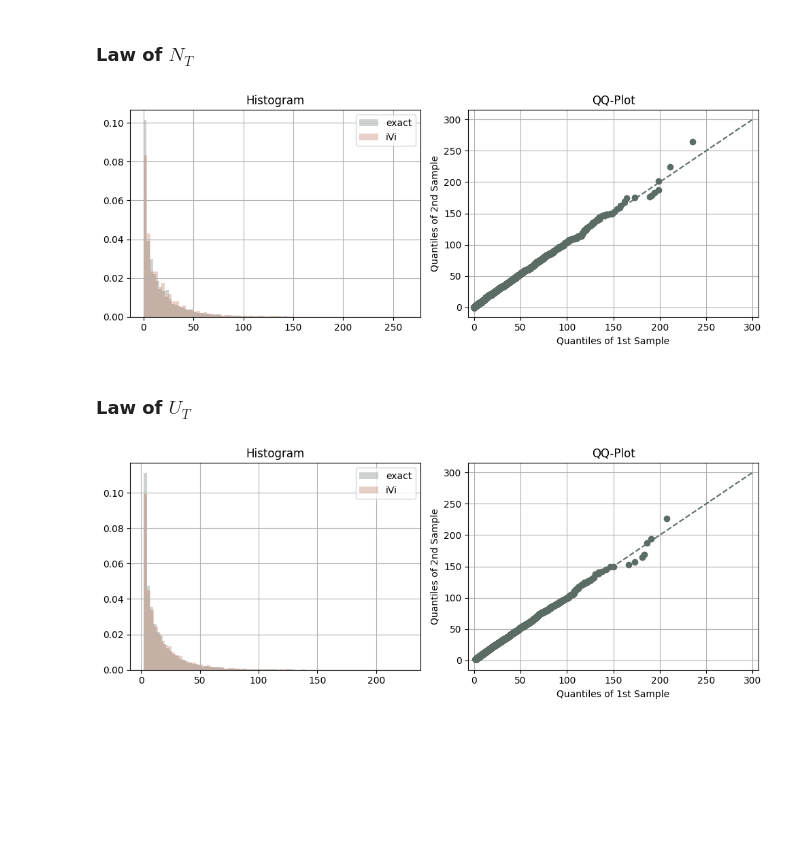
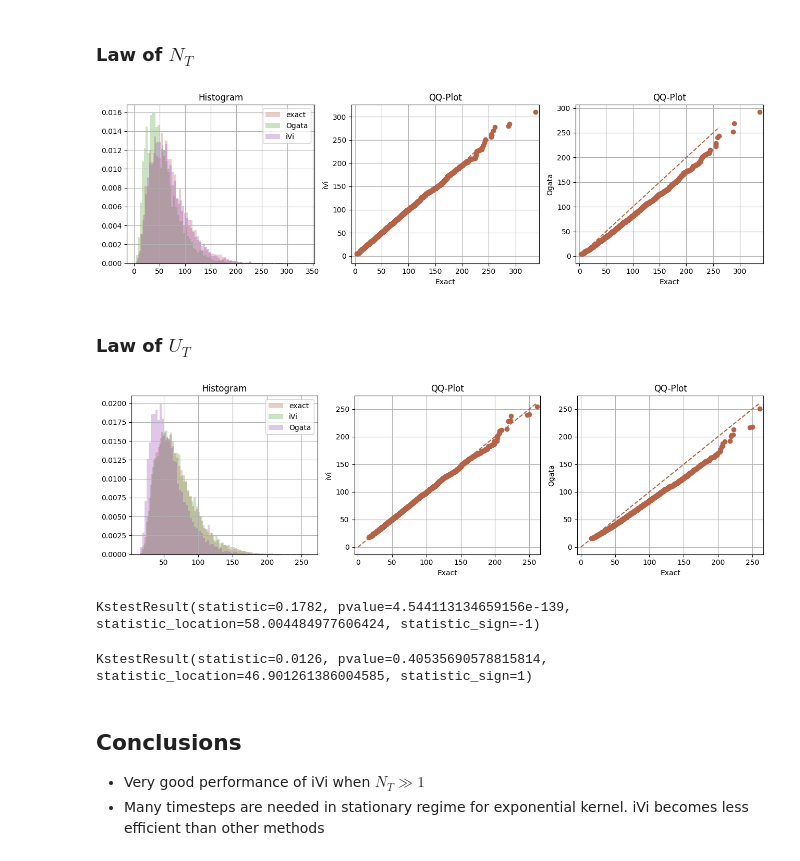
Before and after one commit to MrG1raffe/volterra_hawkes, a Jupyter notebook: notebooks/iVi_Hawkes_simulation.ipynb, the cells around one changed output. Saved outputs shown, nothing was run; the diff lists cells and outputs as text; code cells hidden in the pictures; blank space fills up the shorter version.

Commit message:
Implement Ogata, Add gamma kernel

```diff
--- a/notebooks/iVi_Hawkes_simulation.ipynb
+++ b/notebooks/iVi_Hawkes_simulation.ipynb
@@ -363,8 +427,10 @@ T = 3
 %%time
 n_paths = 10000
 rng = np.random.default_rng(seed=42)
-N_T_sample = np.array([len(simulate_hawkes(T=T, g0=g0_const, g0_upper_bound=mu,
-                                           integrated_kernel=kernel.integrated_kernel,
-                                           inv_integrated_kernel=K_bar_inv, rng=rng))
-                       for _ in range(n_paths)])
+
+hawkes_arrivals_sample = [simulate_hawkes(T=T, g0=g0_const, g0_upper_bound=mu, kernel=kernel, rng=rng)
+                          for _ in range(n_paths)]
+
+N_T_sample = np.array([len(hawkes_arrivals) for hawkes_arrivals in hawkes_arrivals_sample])
+U_T_sample = np.array([ivi_hawkes.U_from_jumps(np.array(T), hawkes_arrivals)[0] for hawkes_arrivals in hawkes_arrivals_sample])
 # %% [output]
@@ -373,8 +438,0 @@ Wall time: 5.32 s
-# %%
-%%time
-n_paths = 10000
-rng = np.random.default_rng(seed=42)
-U_T_sample = np.array([ivi_hawkes.U_from_jumps(np.array(T), simulate_hawkes(T=T, g0=g0_const, g0_upper_bound=mu,
-                                              integrated_kernel=kernel.integrated_kernel,
-                                              inv_integrated_kernel=K_bar_inv, rng=rng))[0]
-                       for _ in range(n_paths)])
@@ -383,0 +441,9 @@ Wall time: 5.74 s
+# %%
+%%time
+rng = np.random.default_rng(seed=42)
+
+hawkes_arrivals_sample_ogata = [simulate_hawkes_ogata(T=T, mu=mu, kernel=kernel, rng=rng, batch_size=400)
+                                for _ in range(n_paths)]
+
+N_T_sample_ogata = np.array([len(hawkes_arrivals) for hawkes_arrivals in hawkes_arrivals_sample_ogata])
+U_T_sample_ogata = np.array([ivi_hawkes.U_from_jumps(np.array(T), hawkes_arrivals)[0] for hawkes_arrivals in hawkes_arrivals_sample_ogata])
@@ -385,9 +456,9 @@ Wall time: 5.74 s
 %%time
 
 rng = np.random.default_rng(seed=42)
-n_steps = 100
+n_steps = 1000
 t_grid = np.linspace(0, T, n_steps + 1)
 
-ivi_hawkes = IVIHawkesProcess(kernel=K, g0_bar=g0_bar_const, rng=rng, g0=g0_const)
+ivi_hawkes = IVIHawkesProcess(kernel=kernel, g0_bar=g0_bar_const, rng=rng, g0=g0_const)
 N, U, lam = ivi_hawkes.simulate_on_grid(t_grid=t_grid, n_paths=n_paths)
 # %% [output]
@@ -398,42 +469,60 @@ Wall time: 144 ms
 # %%
 import statsmodels.api as sm
 from statsmodels.graphics.gofplots import qqplot_2samples
 
-fig, ax = plt.subplots(1, 2, figsize=(10, 4))
+fig, ax = plt.subplots(1, 3, figsize=(13, 4))
 
 ax[0].hist(N_T_sample, density=True, bins=75, alpha=0.3, label="exact")
+ax[0].hist(N_T_sample_ogata, density=True, bins=75, alpha=0.3, label="Ogata")
 ax[0].hist(N[-1], density=True, bins=75, alpha=0.3, label="iVi")
 ax[0].set_title("Histogram")
 ax[0].legend()
 
-pp_x = sm.ProbPlot(N_T_sample)
-pp_y = sm.ProbPlot(N[-1])
-qqplot_2samples(pp_x, pp_y, ax=ax[1])
-ax[1].plot(np.linspace(0, 300, 100), np.linspace(0, 300, 100), "--")
+qqplot_2samples(sm.ProbPlot(N_T_sample), sm.ProbPlot(N[-1]), ax=ax[1], xlabel="Exact", ylabel="iVi")
+ax[1].plot(np.linspace(0, max(np.max(U_T_sample), np.max(U[-1])), 100), np.linspace(0, max(np.max(U_T_sample), np.max(U[-1])), 100), "--")
 ax[1].set_title("QQ-Plot")
 
+qqplot_2samples(sm.ProbPlot(N_T_sample), sm.ProbPlot(N_T_sample_ogata), ax=ax[2], xlabel="Exact", ylabel="Ogata")
+ax[2].plot(np.linspace(0, max(np.max(U_T_sample), np.max(U[-1])), 100), np.linspace(0, max(np.max(U_T_sample), np.max(U[-1])), 100), "--")
+ax[2].set_title("QQ-Plot")
+
 plt.show()
 # %% [output]
-[figure, old version]
+[figure, new version]
 # %% [markdown]
 ### Law of $U_T$
 # %%
 import statsmodels.api as sm
 from statsmodels.graphics.gofplots import qqplot_2samples
 
-fig, ax = plt.subplots(1, 2, figsize=(10, 4))
+fig, ax = plt.subplots(1, 3, figsize=(13, 4))
 
 ax[0].hist(U_T_sample, density=True, bins=75, alpha=0.3, label="exact")
 ax[0].hist(U[-1], density=True, bins=75, alpha=0.3, label="iVi")
+ax[0].hist(U_T_sample_ogata, density=True, bins=75, alpha=0.3, label="Ogata")
 ax[0].set_title("Histogram")
 ax[0].legend()
 
-pp_x = sm.ProbPlot(U_T_sample)
-pp_y = sm.ProbPlot(U[-1])
-qqplot_2samples(pp_x, pp_y, ax=ax[1])
-ax[1].plot(np.linspace(0, 300, 100), np.linspace(0, 300, 100), "--")
+qqplot_2samples(sm.ProbPlot(U_T_sample), sm.ProbPlot(U[-1]), ax=ax[1], xlabel="Exact", ylabel="iVi")
+ax[1].plot(np.linspace(0, max(np.max(U_T_sample), np.max(U[-1])), 100), np.linspace(0, max(np.max(U_T_sample), np.max(U[-1])), 100), "--")
 ax[1].set_title("QQ-Plot")
 
+qqplot_2samples(sm.ProbPlot(U_T_sample), sm.ProbPlot(U_T_sample_ogata), ax=ax[2], xlabel="Exact", ylabel="Ogata")
+ax[2].plot(np.linspace(0, max(np.max(U_T_sample), np.max(U[-1])), 100), np.linspace(0, max(np.max(U_T_sample), np.max(U[-1])), 100), "--")
+ax[2].set_title("QQ-Plot")
+
 plt.show()
 # %% [output]
-[figure, old version]
+[figure, new version]
+# %%
+ks_2samp(U_T_sample, U_T_sample_ogata)
+# %% [output]
+KstestResult(statistic=0.1782, pvalue=4.544113134659156e-139, statistic_location=58.004484977606424, statistic_sign=-1)
+# %%
+ks_2samp(U_T_sample, U[-1])
+# %% [output]
+KstestResult(statistic=0.0126, pvalue=0.40535690578815814, statistic_location=46.901261386004585, statistic_sign=1)
+# %% [markdown]
+## Conclusions
+- Very good performance of iVi when $N_T \gg 1$
+- Many timesteps are needed in stationary regime for exponential kernel. iVi becomes less efficient than other methods
```
Also changed, not shown: parts of 26 cells of this notebook, 8 other files.
